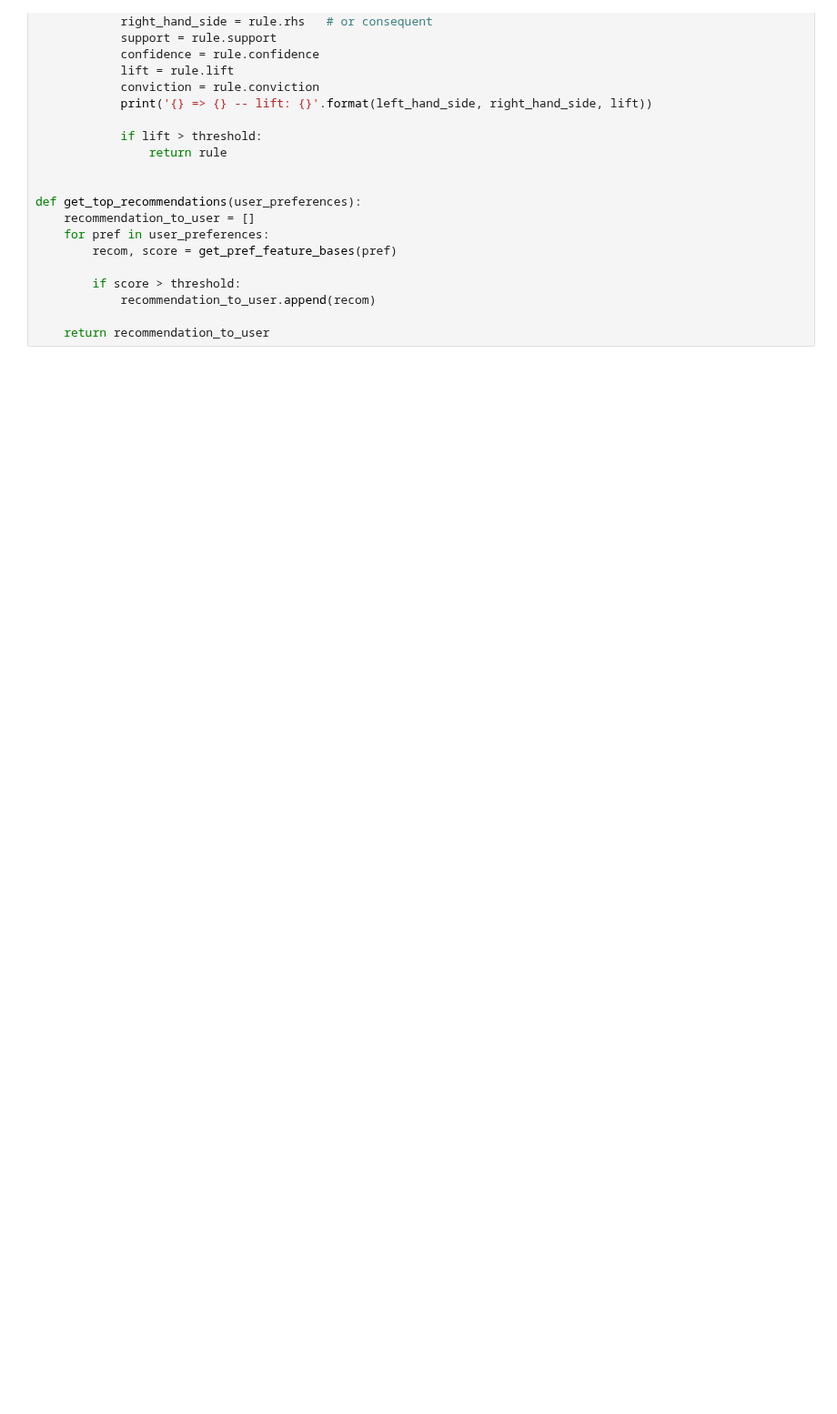
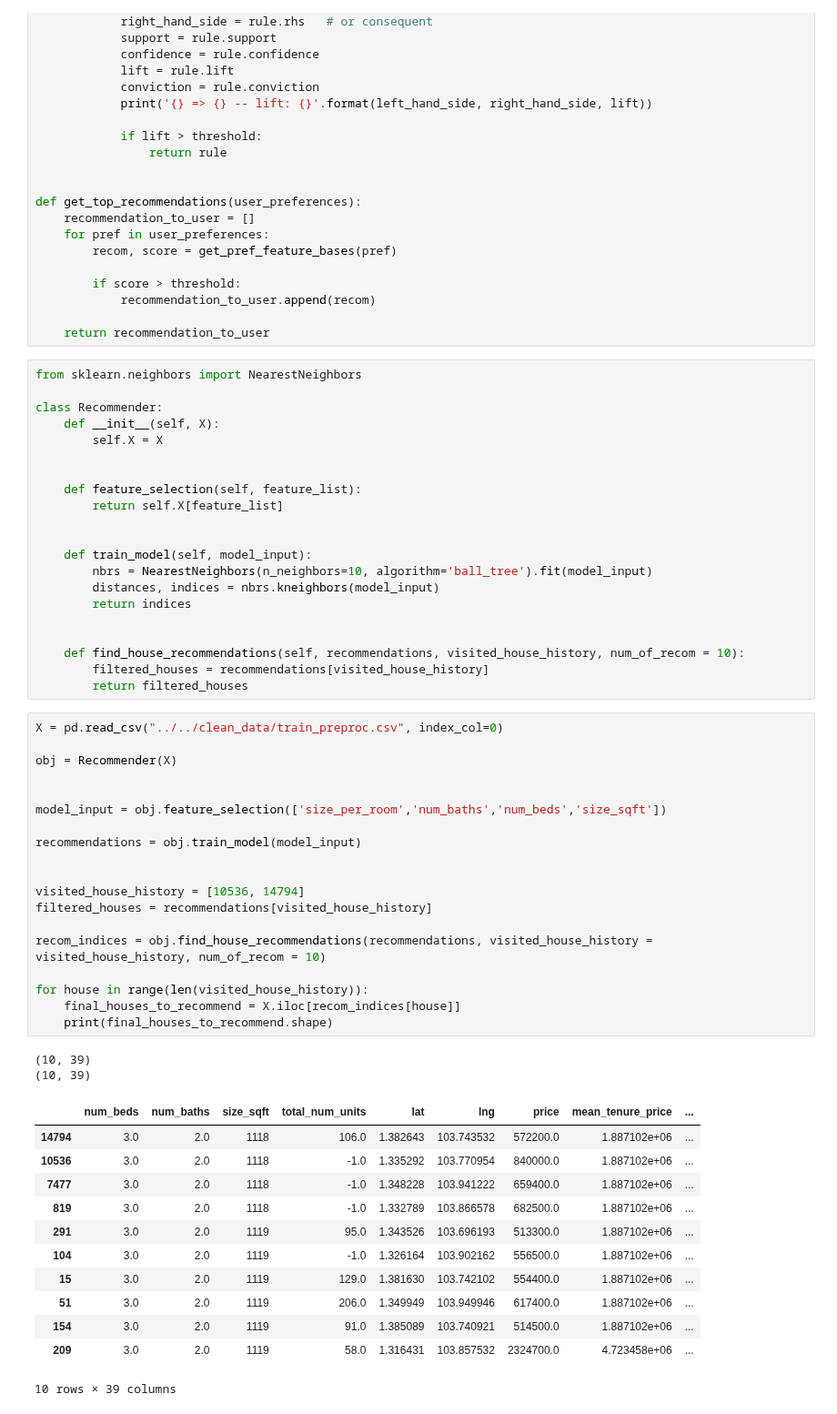
Before and after one commit to Joanna-Khek/CS5228_TeamMaverick, a Jupyter notebook: src/task2/top_recommendations.ipynb, the cells around one changed output. Shown at 91% size. Saved outputs shown, nothing was run; the diff lists cells and outputs as text; blank space fills up the shorter version.

```diff
--- a/src/task2/top_recommendations.ipynb
+++ b/src/task2/top_recommendations.ipynb
@@ -105,3 +121,58 @@ def get_top_recommendations(user_preferences):
             recommendation_to_user.append(recom)
 
     return recommendation_to_user
+# %%
+from sklearn.neighbors import NearestNeighbors
+
+class Recommender:
+    def __init__(self, X):
+        self.X = X
+
+
+    def feature_selection(self, feature_list):
+        return self.X[feature_list]
+
+
+    def train_model(self, model_input):
+        nbrs = NearestNeighbors(n_neighbors=10, algorithm='ball_tree').fit(model_input)
+        distances, indices = nbrs.kneighbors(model_input)
+        return indices
+
+
+    def find_house_recommendations(self, recommendations, visited_house_history, num_of_recom = 10):
+        filtered_houses = recommendations[visited_house_history]
+        return filtered_houses
+# %%
+X = pd.read_csv("../../clean_data/train_preproc.csv", index_col=0)
+
+obj = Recommender(X)
+
+
+model_input = obj.feature_selection(['size_per_room','num_baths','num_beds','size_sqft'])
+
+recommendations = obj.train_model(model_input)
+
+
+visited_house_history = [10536, 14794]
+filtered_houses = recommendations[visited_house_history]
+
+recom_indices = obj.find_house_recommendations(recommendations, visited_house_history = visited_house_history, num_of_recom = 10)
+
+for house in range(len(visited_house_history)):
+    final_houses_to_recommend = X.iloc[recom_indices[house]]
+    print(final_houses_to_recommend.shape)
+# %% [output]
+(10, 39)
+(10, 39)
+|  | num_beds | num_baths | size_sqft | total_num_units | lat | lng | price | mean_tenure_price | ... |
+| 14794 | 3.0 | 2.0 | 1118 | 106.0 | 1.382643 | 103.743532 | 572200.0 | 1.887102e+06 | ... |
+| 10536 | 3.0 | 2.0 | 1118 | -1.0 | 1.335292 | 103.770954 | 840000.0 | 1.887102e+06 | ... |
+| 7477 | 3.0 | 2.0 | 1118 | -1.0 | 1.348228 | 103.941222 | 659400.0 | 1.887102e+06 | ... |
+| 819 | 3.0 | 2.0 | 1118 | -1.0 | 1.332789 | 103.866578 | 682500.0 | 1.887102e+06 | ... |
+| 291 | 3.0 | 2.0 | 1119 | 95.0 | 1.343526 | 103.696193 | 513300.0 | 1.887102e+06 | ... |
+| 104 | 3.0 | 2.0 | 1119 | -1.0 | 1.326164 | 103.902162 | 556500.0 | 1.887102e+06 | ... |
+| 15 | 3.0 | 2.0 | 1119 | 129.0 | 1.381630 | 103.742102 | 554400.0 | 1.887102e+06 | ... |
+| 51 | 3.0 | 2.0 | 1119 | 206.0 | 1.349949 | 103.949946 | 617400.0 | 1.887102e+06 | ... |
+| 154 | 3.0 | 2.0 | 1119 | 91.0 | 1.385089 | 103.740921 | 514500.0 | 1.887102e+06 | ... |
+| 209 | 3.0 | 2.0 | 1119 | 58.0 | 1.316431 | 103.857532 | 2324700.0 | 4.723458e+06 | ... |
+10 rows × 39 columns
```
Also changed, not shown: parts of 4 cells of this notebook, 2 other files.
